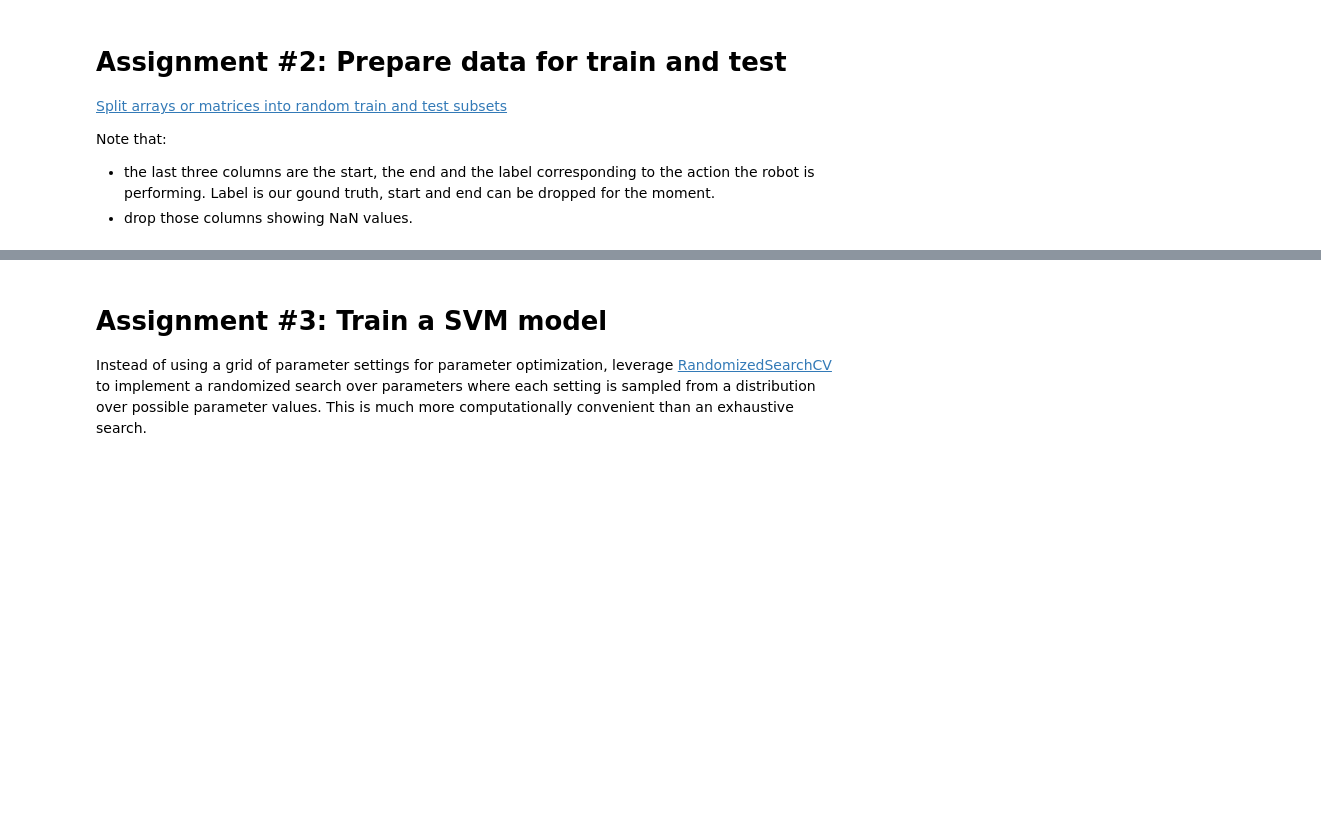
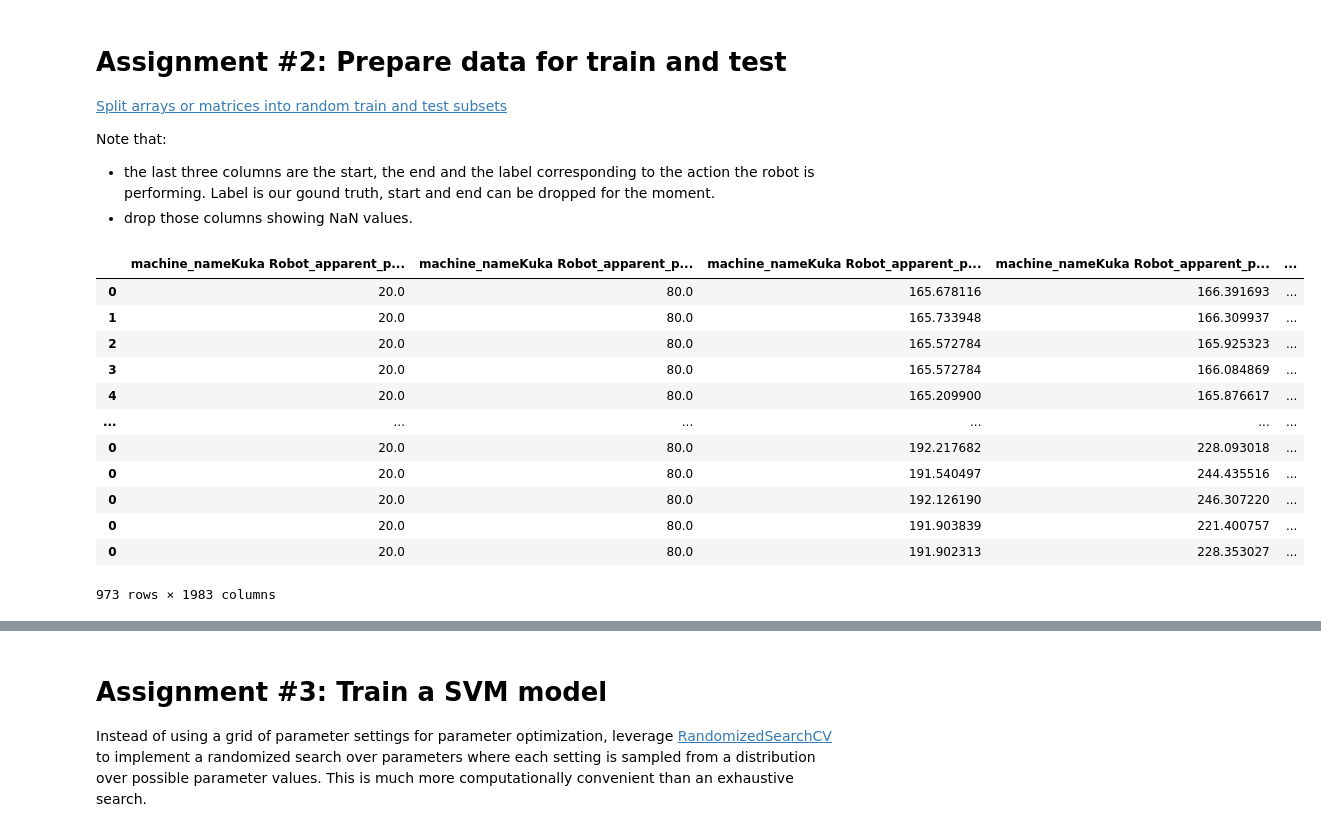
Before and after one commit to FDG2801/mlinapp_2223, a Jupyter notebook: Labs/Lab1/1_ML_time_series_assignment_A.ipynb, the cells around one changed output, grey strips where cells are left out. Saved outputs shown, nothing was run; the diff lists cells and outputs as text; code cells hidden in the pictures; blank space fills up the shorter version.

```diff
--- a/Labs/Lab1/1_ML_time_series_assignment_A.ipynb
+++ b/Labs/Lab1/1_ML_time_series_assignment_A.ipynb
@@ -320,5 +462,22 @@ Note that:
 
 *   the last three columns are the start, the end and the label corresponding to the action the robot is performing. Label is our gound truth, start and end can be dropped for the moment.
 *   drop those columns showing NaN values.
+# %%
+df_features
+#plot new features
+# %% [output]
+|  | machine_nameKuka Robot_apparent_p... | machine_nameKuka Robot_apparent_p... | machine_nameKuka Robot_apparent_p... | machine_nameKuka Robot_apparent_p... | ... |
+| 0 | 20.0 | 80.0 | 165.678116 | 166.391693 | ... |
+| 1 | 20.0 | 80.0 | 165.733948 | 166.309937 | ... |
+| 2 | 20.0 | 80.0 | 165.572784 | 165.925323 | ... |
+| 3 | 20.0 | 80.0 | 165.572784 | 166.084869 | ... |
+| 4 | 20.0 | 80.0 | 165.209900 | 165.876617 | ... |
+| ... | ... | ... | ... | ... | ... |
+| 0 | 20.0 | 80.0 | 192.217682 | 228.093018 | ... |
+| 0 | 20.0 | 80.0 | 191.540497 | 244.435516 | ... |
+| 0 | 20.0 | 80.0 | 192.126190 | 246.307220 | ... |
+| 0 | 20.0 | 80.0 | 191.903839 | 221.400757 | ... |
+| 0 | 20.0 | 80.0 | 191.902313 | 228.353027 | ... |
+973 rows × 1983 columns
 # %%
 df_features.isnull().values.any()
```
Also changed, not shown: parts of 36 cells of this notebook.
